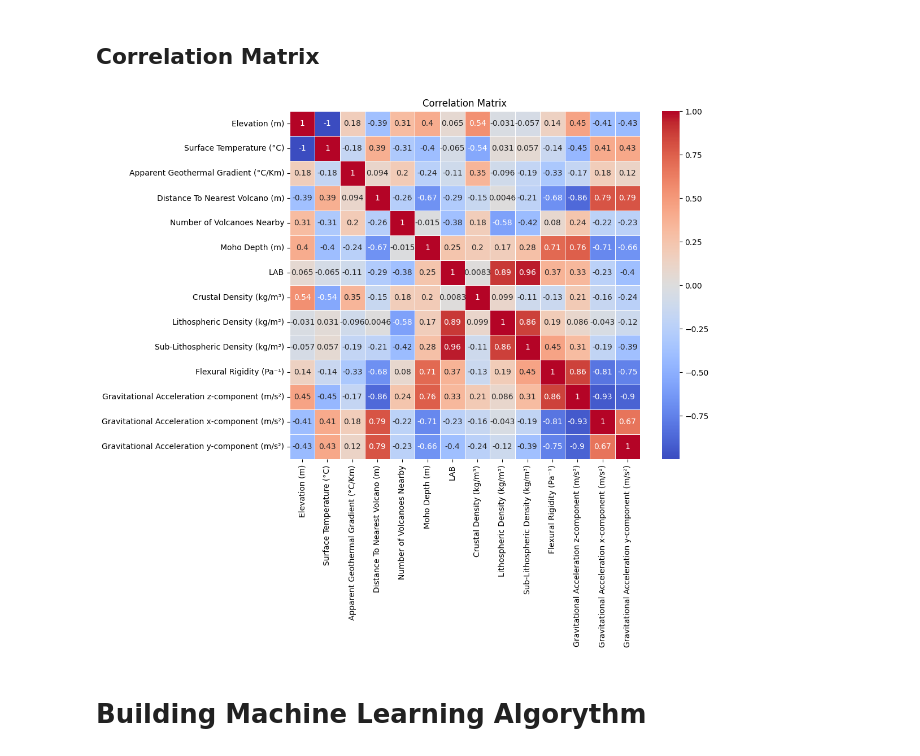
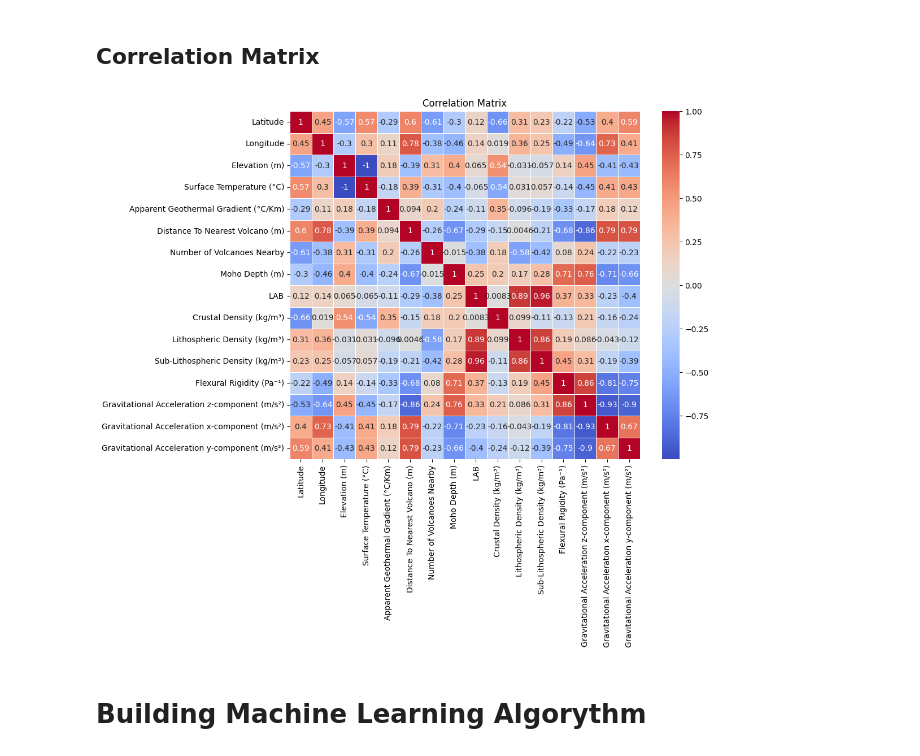
Before and after one commit to jcmefra/Geothermal-Gradient-Machine-Learning, a Jupyter notebook: Model.ipynb, the cells around one changed output. Drawn from its saved outputs; the diff is of its cells as text; code cells hidden in the pictures.

```diff
--- a/Model.ipynb
+++ b/Model.ipynb
@@ -591,31 +356,31 @@ Index(['Latitude', 'Longitude', 'Elevation (m)', 'Surface Temperature (°C)',
 # %%
 import matplotlib.pyplot as plt
 import seaborn as sns
 
 # Select the desired columns
-selected_columns = ['Elevation (m)', 'Surface Temperature (°C)',
+selected_columns = ['Latitude', 'Longitude', 'Elevation (m)', 'Surface Temperature (°C)',
        'Apparent Geothermal Gradient (°C/Km)',
        'Distance To Nearest Volcano (m)', 'Number of Volcanoes Nearby',
        'Moho Depth (m)', 'LAB', 'Crustal Density (kg/m³)',
        'Lithospheric Density (kg/m³)', 'Sub-Lithospheric Density (kg/m³)',
        'Flexural Rigidity (Pa⁻¹)',
        'Gravitational Acceleration z-component (m/s²)',
        'Gravitational Acceleration x-component (m/s²)',
        'Gravitational Acceleration y-component (m/s²)']
 
 # Create a DataFrame with the selected columns
 selected_data = cleaned_data[selected_columns]
 
 # Calculate the correlation matrix
 correlation_matrix = selected_data.corr()
 
 # Plot the correlation matrix as a heatmap
 plt.figure(figsize=(10, 8))
 sns.heatmap(correlation_matrix, annot=True, cmap="coolwarm", linewidths=0.5)
 plt.title("Correlation Matrix")
 plt.show()
 # %% [output]
-[figure, old version]
+[figure, new version]
 # %% [markdown]
 # Building Machine Learning Algorythm
 # %% [markdown]
```
Also changed, not shown: parts of 43 cells of this notebook.
